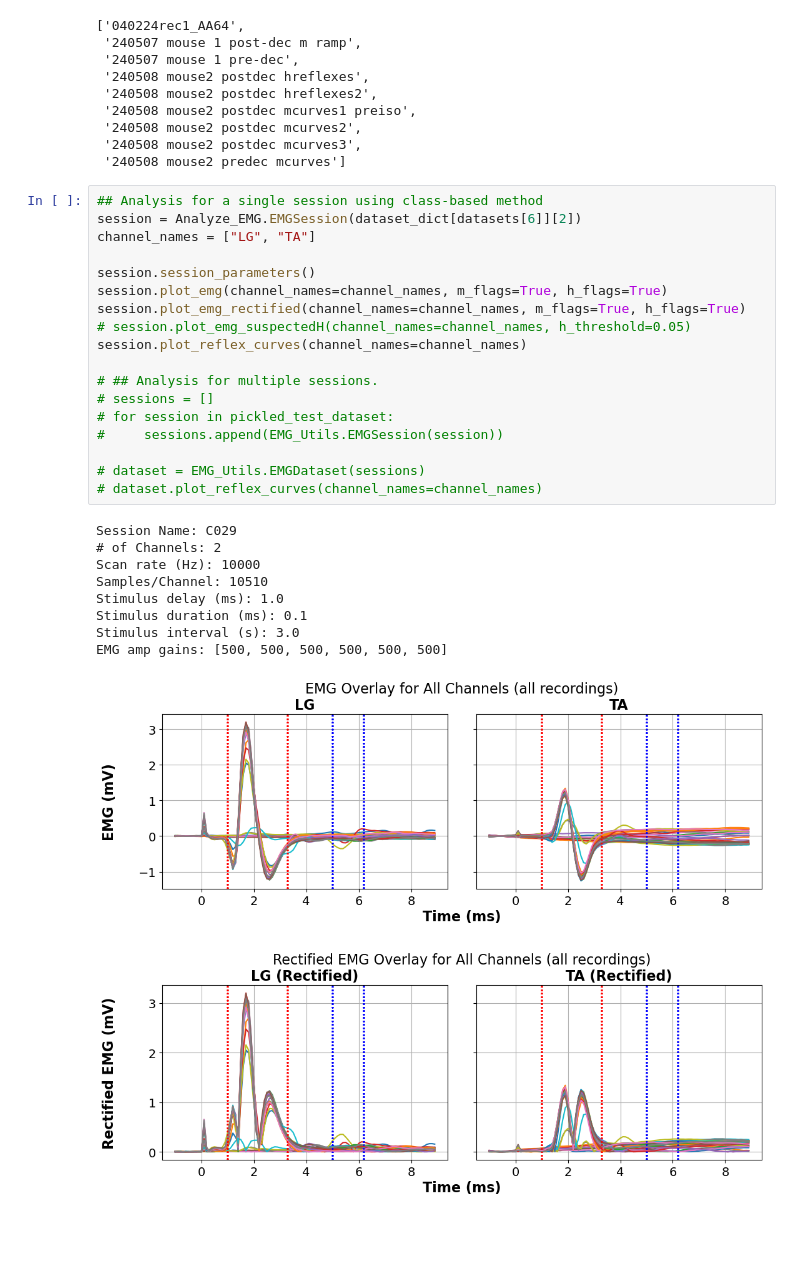
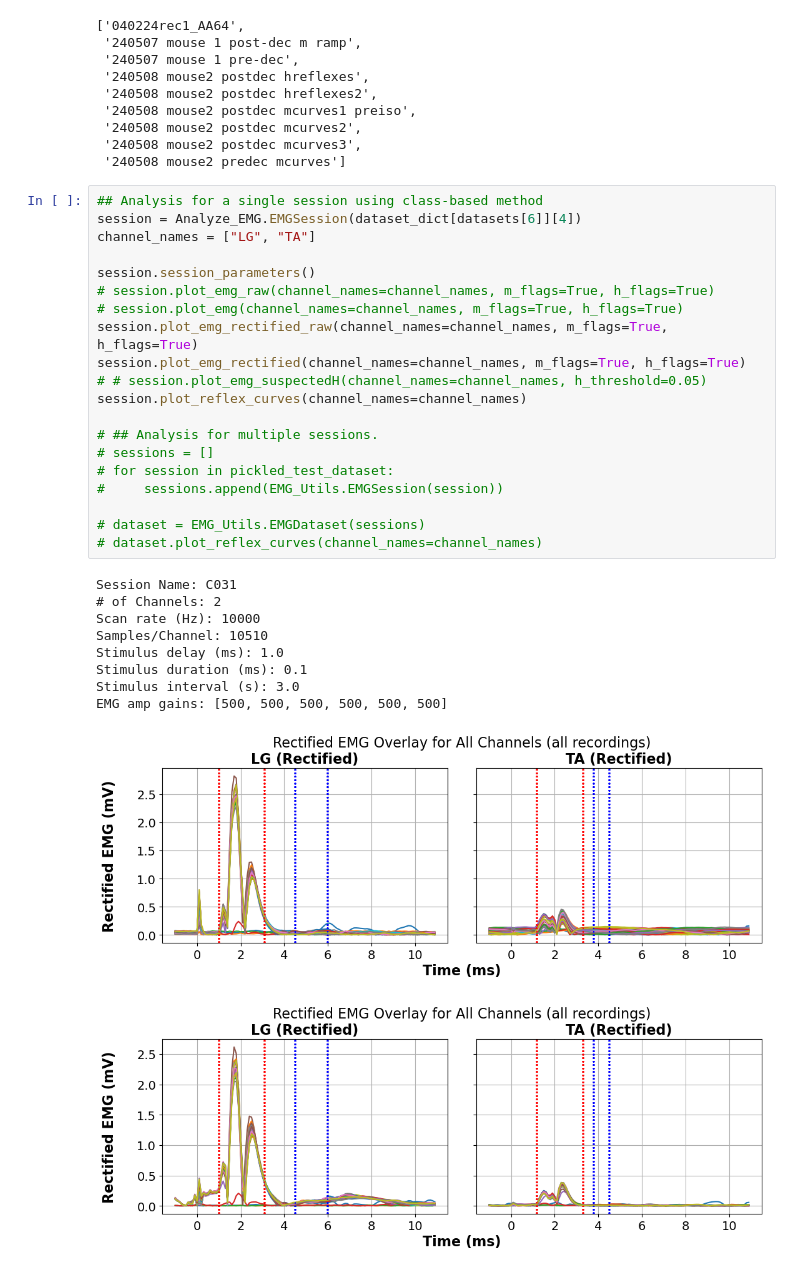
Before and after one commit to AEWorthy/MonStim-Analyzer, a Jupyter notebook: main.ipynb, the cells around one changed output. Cells and saved outputs as stored; diff of their text form; blank space fills up the shorter version.

```diff
--- a/main.ipynb
+++ b/main.ipynb
@@ -30,30 +30,32 @@ datasets
  '240508 mouse2 predec mcurves']
 # %%
 ## Analysis for a single session using class-based method
-session = Analyze_EMG.EMGSession(dataset_dict[datasets[6]][2])
+session = Analyze_EMG.EMGSession(dataset_dict[datasets[6]][4])
 channel_names = ["LG", "TA"]
 
 session.session_parameters()
-session.plot_emg(channel_names=channel_names, m_flags=True, h_flags=True)
+# session.plot_emg_raw(channel_names=channel_names, m_flags=True, h_flags=True)
+# session.plot_emg(channel_names=channel_names, m_flags=True, h_flags=True)
+session.plot_emg_rectified_raw(channel_names=channel_names, m_flags=True, h_flags=True)
 session.plot_emg_rectified(channel_names=channel_names, m_flags=True, h_flags=True)
-# session.plot_emg_suspectedH(channel_names=channel_names, h_threshold=0.05)
+# # session.plot_emg_suspectedH(channel_names=channel_names, h_threshold=0.05)
 session.plot_reflex_curves(channel_names=channel_names)
 
 # ## Analysis for multiple sessions.
 # sessions = []
 # for session in pickled_test_dataset:
 #     sessions.append(EMG_Utils.EMGSession(session))
 
 # dataset = EMG_Utils.EMGDataset(sessions)
 # dataset.plot_reflex_curves(channel_names=channel_names)
 # %% [output]
-Session Name: C029
+Session Name: C031
 # of Channels: 2
 Scan rate (Hz): 10000
 Samples/Channel: 10510
 Stimulus delay (ms): 1.0
 Stimulus duration (ms): 0.1
 Stimulus interval (s): 3.0
 EMG amp gains: [500, 500, 500, 500, 500, 500]
-[figure, old version]
+[figure, new version]
-[figure, old version]
+[figure, new version]
```
Also changed, not shown: parts of 4 cells of this notebook, 11 other files.
